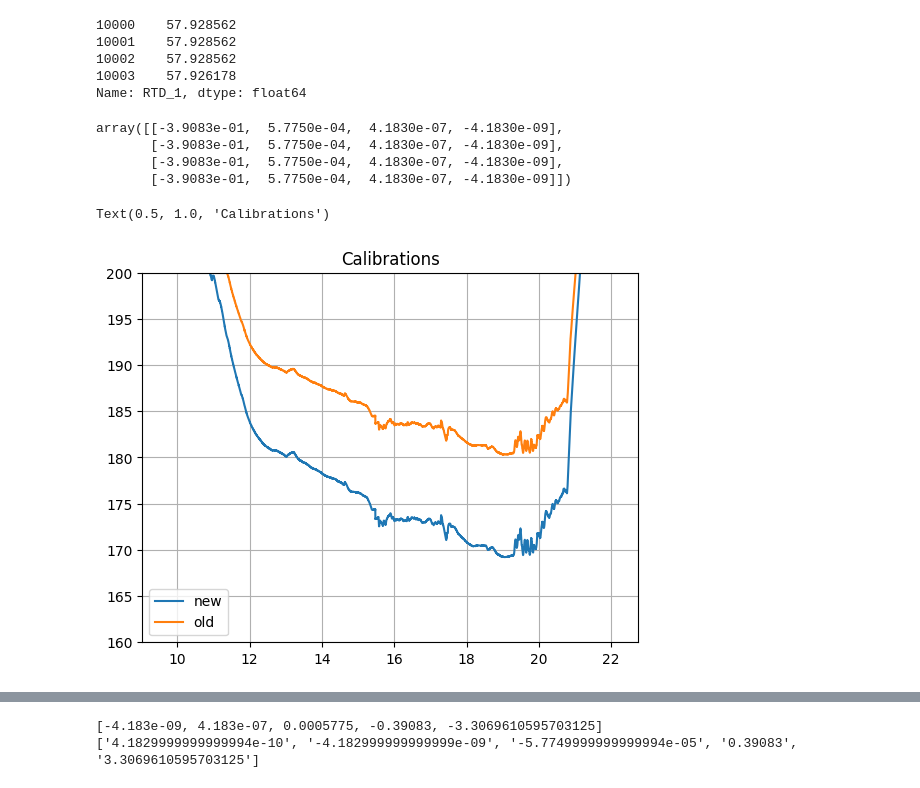
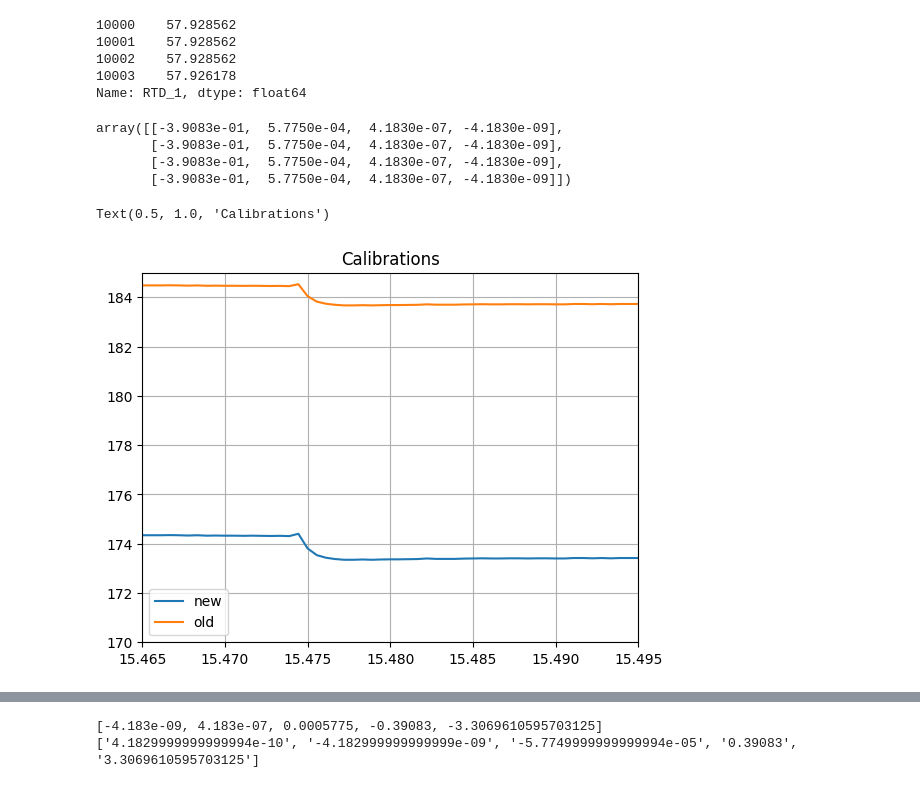
Before and after one commit to jbane11/nexo, a Jupyter notebook: Lab028/slowctr/slow_control_data_read_2.ipynb, the cells around one changed output, grey strips where cells are left out. Drawn from its saved outputs; the diff is of its cells as text; code cells hidden in the pictures.

```diff
--- a/Lab028/slowctr/slow_control_data_read_2.ipynb
+++ b/Lab028/slowctr/slow_control_data_read_2.ipynb
@@ -14,6 +14,9 @@ import glob,os,platform
 import datetime,calendar
 from scipy.optimize import fsolve
 
+A= 3.9083*10**(-3)
+B= -5.775*10**(-7)
+C= -4.183*10**(-12)
 
 omb_map_20240901=[[4,"Pressure_Nitro"],[5,"Pressure_Manifold"],[6,"Flow_Meter"],[7,"Pressure_Cryostat"]]
 omb_map=omb_map_20240901
@@ -1222,14 +1202,16 @@ calib_DF[1:5]
 | 4 | -0.001163 | -0.7 | 0.0 | 0.0 | 0.125764 | -20.495091 | ... |
 4 rows × 28 columns
 # %%
-raw_DF=DF
+#raw_DF=DF
 
 def OMB_Calibration(raw_DF):
     ''' Takes the raw OMB DF and calibrations the flow metere and pressure sensors'''
     Keys=raw_DF.keys()
     if "omb_daq_Inter" not in Keys or "omb_daq_Slope" not in Keys:
         print("New calibration constants")
+
         return raw_DF
+    calib_DF=raw_DF.copy()
     Inter=raw_DF["omb_daq_Inter"]
     Slope=raw_DF["omb_daq_Slope"]
     for i,calib_key in omb_map:
@@ -1245,6 +1227,7 @@ def TC_Calibration(raw_DF):
         return raw_DF
     Inter=raw_DF["tc08_daq_Inter"]
     Slope=raw_DF["tc08_daq_Slope"]
+    calib_DF=raw_DF.copy()
     for i,calib_key in tc08_map:
         print(calib_key)
         calib_DF[calib_key]=Inter[i]+Slope[i]*raw_DF[calib_key]
@@ -1266,6 +1249,6 @@ def RTD_Calibration(raw_DF):
     for key in ["RTD_1","RTD_2","RTD_3","RTD_4"]:
         calib_DF[key] = RTD_root_calibration(raw_DF[key]/0.0002,RTD_const)
 
-    print
+
 
     return calib_DF
@@ -1364,13 +1331,15 @@ vs/current
 10002    57.928562
 10003    57.926178
 Name: RTD_1, dtype: float64
-# %%
-RTD_const
-# %% [output]
-array([[-3.9083e-01,  5.7750e-04,  4.1830e-07, -4.1830e-09],
-       [-3.9083e-01,  5.7750e-04,  4.1830e-07, -4.1830e-09],
-       [-3.9083e-01,  5.7750e-04,  4.1830e-07, -4.1830e-09],
-       [-3.9083e-01,  5.7750e-04,  4.1830e-07, -4.1830e-09]])
+# %%
+RTD_const = np.array(raw_DF["RTD constant"][:16])
+RTD_const=RTD_const.reshape(4,4)
+RTD_const
+# %% [output]
+array([[-3.9083e-01,  5.7750e-04,  4.1830e-07, -4.1830e-09],
+       [-3.9083e-01,  5.7750e-04,  4.1830e-07, -4.1830e-09],
+       [-3.9083e-01,  5.7750e-04,  4.1830e-07, -4.1830e-09],
+       [-3.9083e-01,  5.7750e-04,  4.1830e-07, -4.1830e-09]])
 # %%
 raw_DF=DF
 
@@ -1397,12 +1366,13 @@ for r in rs:
 # %%
 
 plt.errorbar(x=raw_DF["hours"], y=Ts_new,label="new")
 plt.errorbar(x=raw_DF["hours"], y=Ts_old,label="old")
 #plt.errorbar(x=raw_DF["hours"][::100], y=Ts_old[::100],fmt="--",label="new solve")
 plt.grid(True)
 plt.legend()
-plt.ylim(160,200)
+plt.ylim(170,185)
+plt.xlim(15.465,15.495)
 plt.title("Calibrations")
 # %% [output]
 Text(0.5, 1.0, 'Calibrations')
-[figure, old version]
+[figure, new version]
```
Also changed, not shown: parts of 13 cells of this notebook.
